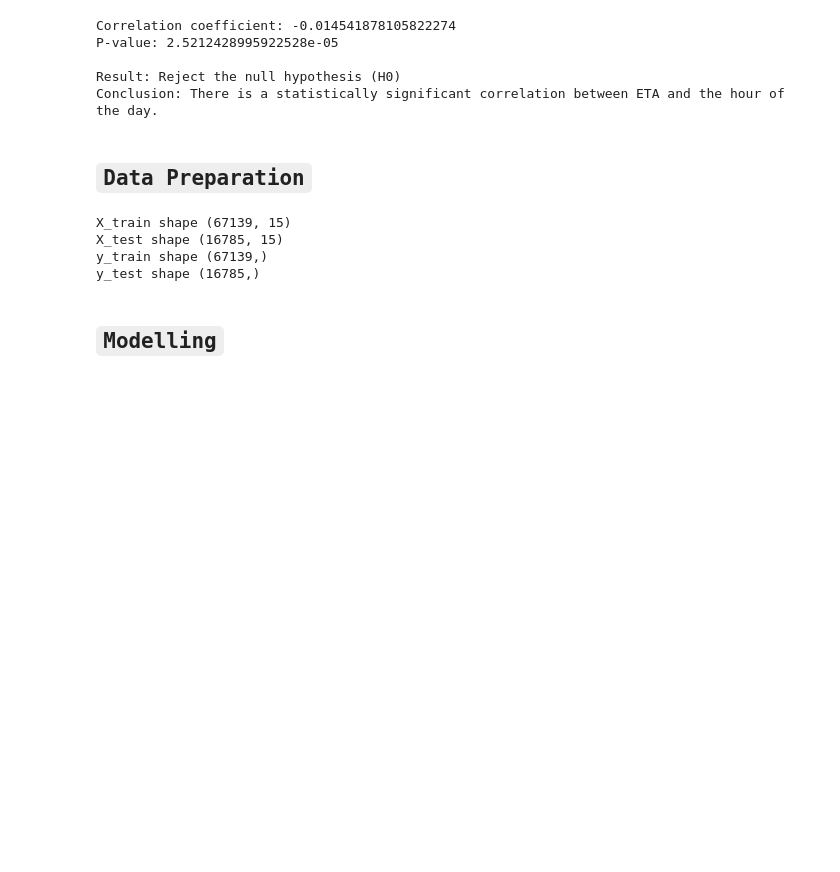
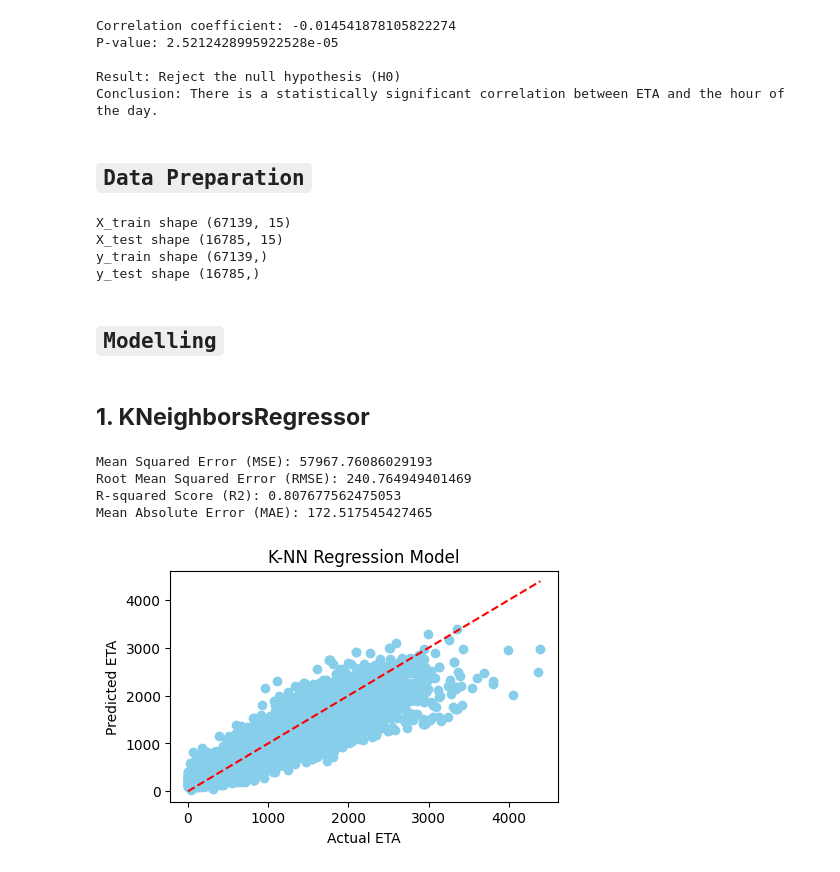
Before and after one commit to murithidenisgitobu/Yassir-Expected-Time-of-Arrival-ETA-Prediction, a Jupyter notebook: Notebook/yassir_notebook.ipynb, the cells around one changed output. Drawn from its saved outputs; the diff is of its cells as text; code cells hidden in the pictures; blank space fills up the shorter version.

Commit message:
Modelling

```diff
--- a/Notebook/yassir_notebook.ipynb
+++ b/Notebook/yassir_notebook.ipynb
@@ -692,3 +701,50 @@ y_train shape (67139,)
 y_test shape (16785,)
 # %% [markdown]
 ## **`Modelling`**
+# %% [markdown]
+## **1. KNeighborsRegressor**
+# %%
+# Create a pipeline with StandardScaler and KNeighborsRegressor
+knn_pipeline = Pipeline([
+    ('scaler', StandardScaler()),
+    ('knn', KNeighborsRegressor())
+])
+
+# Fit the pipeline to the training data
+knn_pipeline.fit(X_train, y_train)
+
+# Make predictions on the test data
+knn_y_pred = knn_pipeline.predict(X_test)
+
+# Calculate the mean squared error (MSE)
+knn_mse = mean_squared_error(y_test, knn_y_pred)
+
+# Calculate the root mean squared error (RMSE)
+knn_rmse = np.sqrt(knn_mse)
+
+# Calculate the mean absolute error (MAE)
+knn_mae = mean_absolute_error(y_test, knn_y_pred)
+
+# Calculate the R-squared score (R2)
+knn_r2_value = r2_score(y_test, knn_y_pred)
+
+# Print the evaluation metrics
+print('Mean Squared Error (MSE):', knn_mse)
+print('Root Mean Squared Error (RMSE):', knn_rmse)
+print('R-squared Score (R2):', knn_r2_value)
+print('Mean Absolute Error (MAE):', knn_mae)
+
+# Plot actual vs predicted values
+plt.figure(figsize=(5, 3))
+plt.scatter(y_test, knn_y_pred, color='skyblue')
+plt.plot([y_test.min(), y_test.max()], [y_test.min(), y_test.max()], 'r--')
+plt.xlabel('Actual ETA')
+plt.ylabel('Predicted ETA')
+plt.title('K-NN Regression Model')
+plt.show()
+# %% [output]
+Mean Squared Error (MSE): 57967.76086029193
+Root Mean Squared Error (RMSE): 240.764949401469
+R-squared Score (R2): 0.807677562475053
+Mean Absolute Error (MAE): 172.517545427465
+[figure, added]
```
Also changed, not shown: parts of 7 cells of this notebook.
